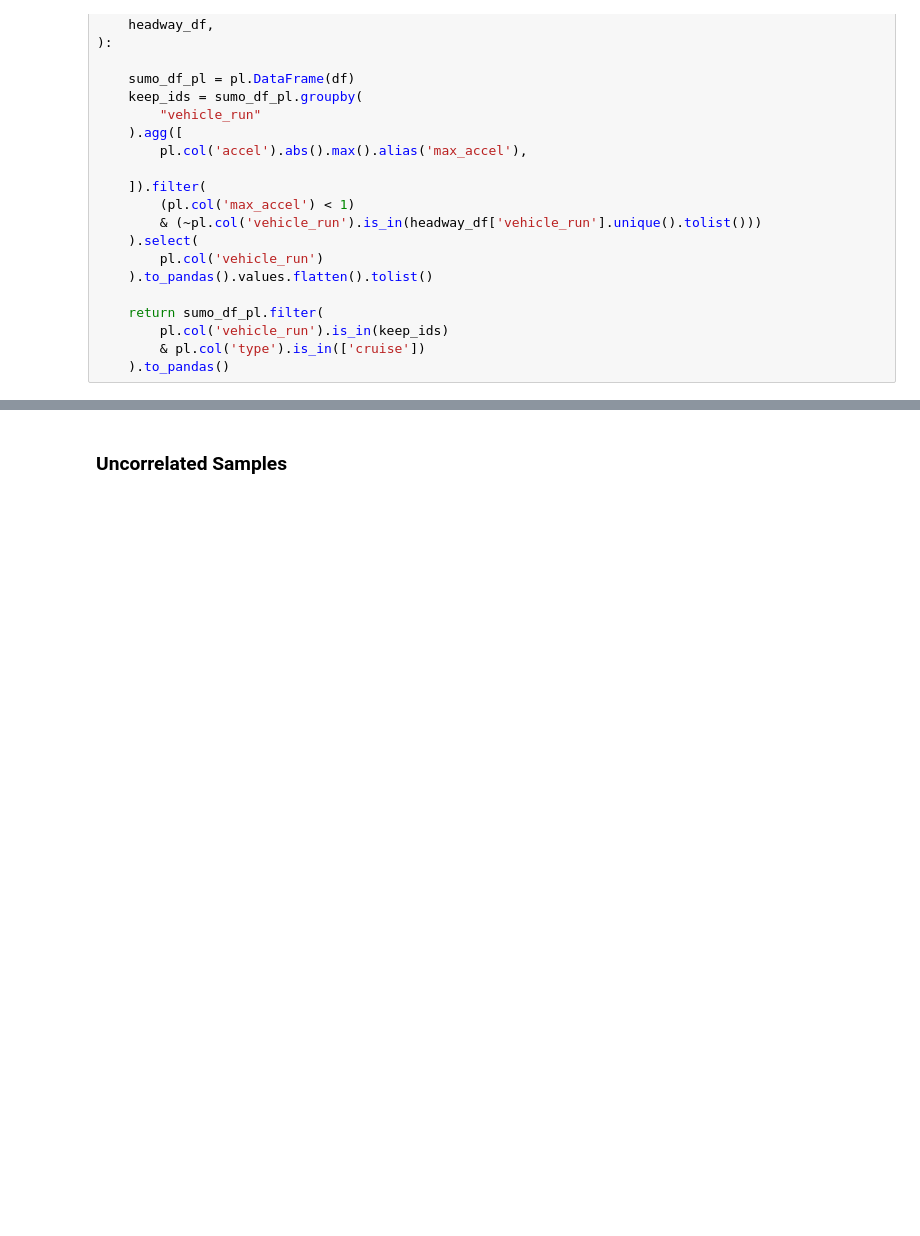
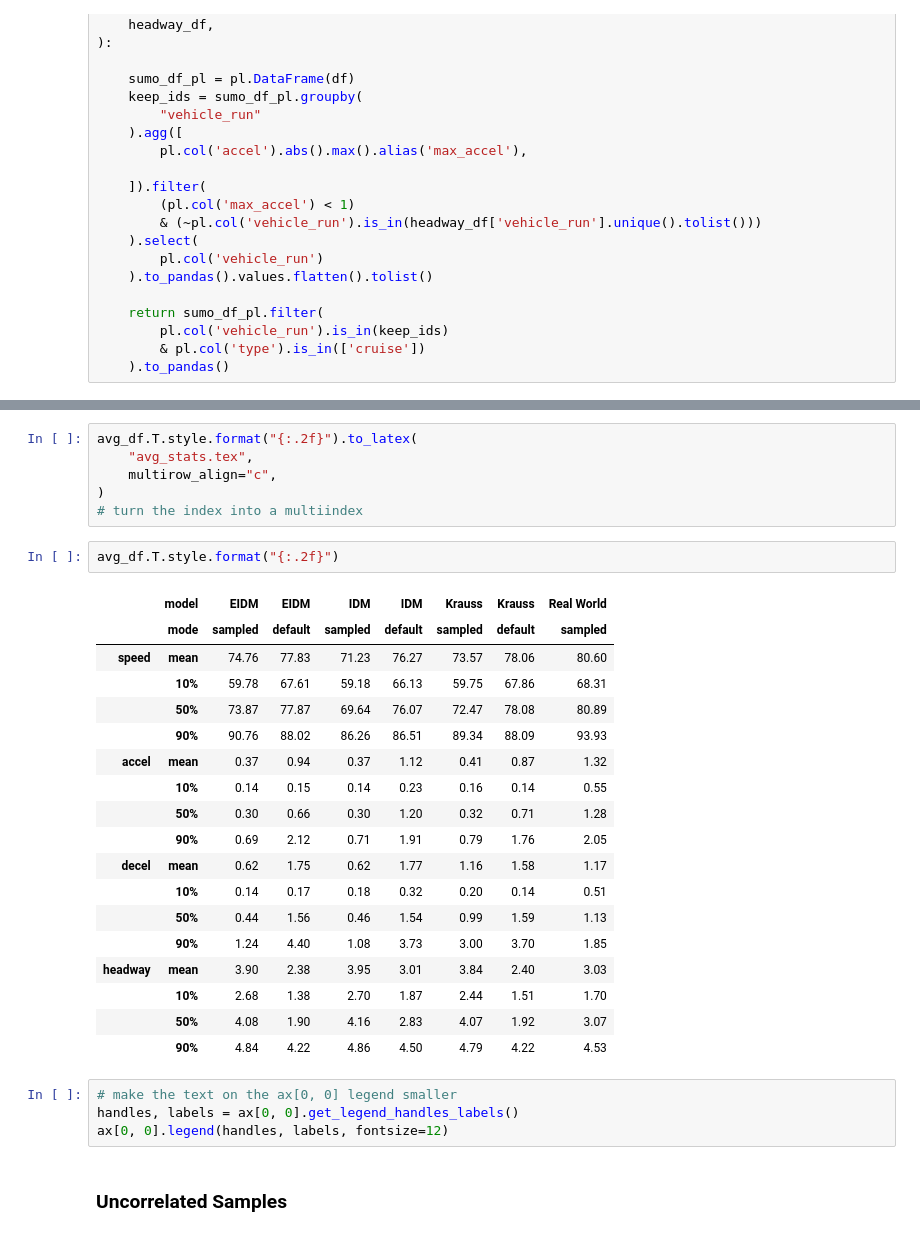
Before and after one commit to UnivOfAlabama-BittleResearchGroup/sumo-uc-2023, a Jupyter notebook: notebooks/plotting/real-world/comparing_histograms.ipynb, the cells around one changed output, grey strips where cells are left out. Drawn from its saved outputs; the diff is of its cells as text; blank space fills up the shorter version.

```diff
--- a/notebooks/plotting/real-world/comparing_histograms.ipynb
+++ b/notebooks/plotting/real-world/comparing_histograms.ipynb
@@ -517,3 +615,34 @@ Real World
+# %%
+avg_df.T.style.format("{:.2f}").to_latex(
+    "avg_stats.tex",
+    multirow_align="c",
+)
+# turn the index into a multiindex
+# %%
+avg_df.T.style.format("{:.2f}")
+# %% [output]
+|  | model | EIDM | EIDM | IDM | IDM | Krauss | Krauss | Real World |
+|  | mode | sampled | default | sampled | default | sampled | default | sampled |
+| speed | mean | 74.76 | 77.83 | 71.23 | 76.27 | 73.57 | 78.06 | 80.60 |
+|  | 10% | 59.78 | 67.61 | 59.18 | 66.13 | 59.75 | 67.86 | 68.31 |
+|  | 50% | 73.87 | 77.87 | 69.64 | 76.07 | 72.47 | 78.08 | 80.89 |
+|  | 90% | 90.76 | 88.02 | 86.26 | 86.51 | 89.34 | 88.09 | 93.93 |
+| accel | mean | 0.37 | 0.94 | 0.37 | 1.12 | 0.41 | 0.87 | 1.32 |
+|  | 10% | 0.14 | 0.15 | 0.14 | 0.23 | 0.16 | 0.14 | 0.55 |
+|  | 50% | 0.30 | 0.66 | 0.30 | 1.20 | 0.32 | 0.71 | 1.28 |
+|  | 90% | 0.69 | 2.12 | 0.71 | 1.91 | 0.79 | 1.76 | 2.05 |
+| decel | mean | 0.62 | 1.75 | 0.62 | 1.77 | 1.16 | 1.58 | 1.17 |
+|  | 10% | 0.14 | 0.17 | 0.18 | 0.32 | 0.20 | 0.14 | 0.51 |
+|  | 50% | 0.44 | 1.56 | 0.46 | 1.54 | 0.99 | 1.59 | 1.13 |
+|  | 90% | 1.24 | 4.40 | 1.08 | 3.73 | 3.00 | 3.70 | 1.85 |
+| headway | mean | 3.90 | 2.38 | 3.95 | 3.01 | 3.84 | 2.40 | 3.03 |
+|  | 10% | 2.68 | 1.38 | 2.70 | 1.87 | 2.44 | 1.51 | 1.70 |
+|  | 50% | 4.08 | 1.90 | 4.16 | 2.83 | 4.07 | 1.92 | 3.07 |
+|  | 90% | 4.84 | 4.22 | 4.86 | 4.50 | 4.79 | 4.22 | 4.53 |
+# %%
+# make the text on the ax[0, 0] legend smaller
+handles, labels = ax[0, 0].get_legend_handles_labels()
+ax[0, 0].legend(handles, labels, fontsize=12)
 # %% [markdown]
 ### Uncorrelated Samples
 # %%
```
Also changed, not shown: parts of 35 cells of this notebook, 6 other files.
